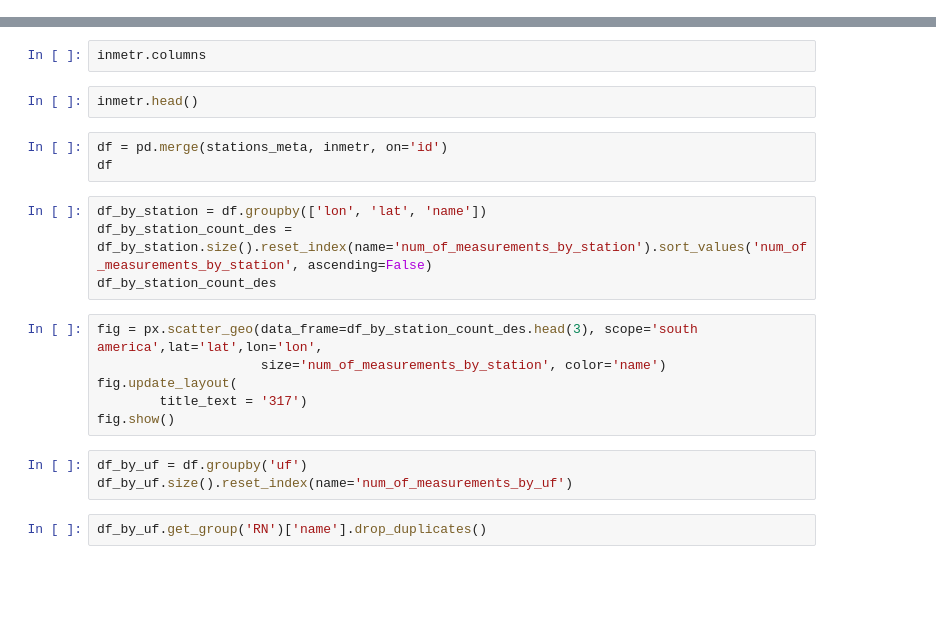
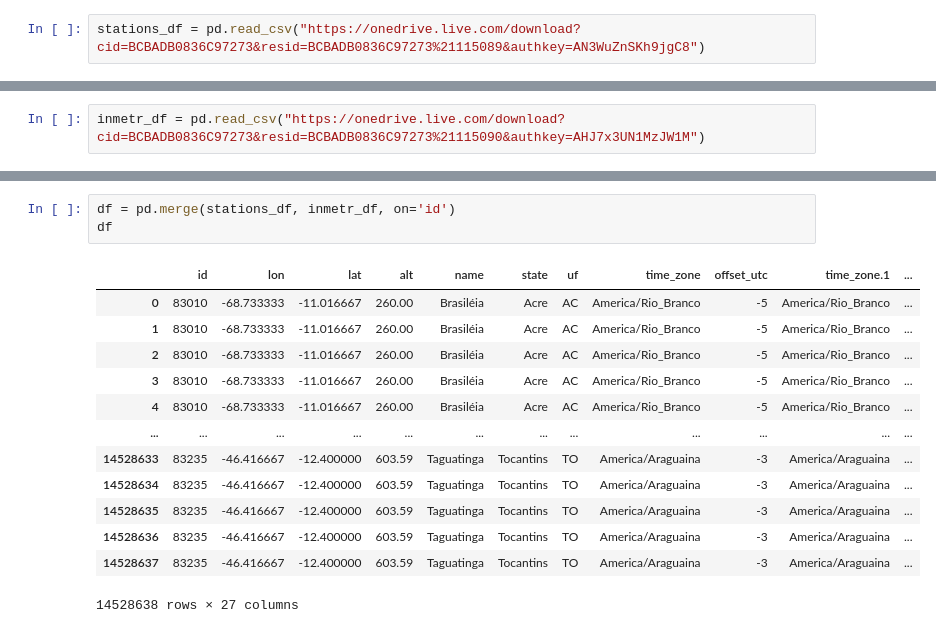
Before and after one commit to andrefellipe/ccd, a Jupyter notebook: maps.ipynb, the cells around one changed output, grey strips where cells are left out. Cells and saved outputs as stored; diff of their text form; blank space fills up the shorter version.

```diff
--- a/maps.ipynb
+++ b/maps.ipynb
@@ -25 +14,3 @@ stations_meta = pd.read_csv("https://media.githubusercontent.com/media/vitorsr/c
+# %%
+stations_df = pd.read_csv("https://onedrive.live.com/download?cid=BCBADB0836C97273&resid=BCBADB0836C97273%21115089&authkey=AN3WuZnSKh9jgC8")
 # %%
@@ -37 +29,3 @@ inmetr = pd.read_csv("https://media.githubusercontent.com/media/vitorsr/ccd/mast
+# %%
+inmetr_df = pd.read_csv("https://onedrive.live.com/download?cid=BCBADB0836C97273&resid=BCBADB0836C97273%21115090&authkey=AHJ7x3UN1MzJW1M")
 # %%
@@ -39,24 +33,19 @@ inmetr.shape
 # %% [output]
 (14528638, 17)
-# %%
-inmetr.columns
-# %%
-inmetr.head()
 # %%
-df = pd.merge(stations_meta, inmetr, on='id')
+df = pd.merge(stations_df, inmetr_df, on='id')
 df
+# %% [output]
+|  | id | lon | lat | alt | name | state | uf | time_zone | offset_utc | time_zone.1 | ... |
+| 0 | 83010 | -68.733333 | -11.016667 | 260.00 | Brasiléia | Acre | AC | America/Rio_Branco | -5 | America/Rio_Branco | ... |
+| 1 | 83010 | -68.733333 | -11.016667 | 260.00 | Brasiléia | Acre | AC | America/Rio_Branco | -5 | America/Rio_Branco | ... |
+| 2 | 83010 | -68.733333 | -11.016667 | 260.00 | Brasiléia | Acre | AC | America/Rio_Branco | -5 | America/Rio_Branco | ... |
+| 3 | 83010 | -68.733333 | -11.016667 | 260.00 | Brasiléia | Acre | AC | America/Rio_Branco | -5 | America/Rio_Branco | ... |
+| 4 | 83010 | -68.733333 | -11.016667 | 260.00 | Brasiléia | Acre | AC | America/Rio_Branco | -5 | America/Rio_Branco | ... |
+| ... | ... | ... | ... | ... | ... | ... | ... | ... | ... | ... | ... |
+| 14528633 | 83235 | -46.416667 | -12.400000 | 603.59 | Taguatinga | Tocantins | TO | America/Araguaina | -3 | America/Araguaina | ... |
+| 14528634 | 83235 | -46.416667 | -12.400000 | 603.59 | Taguatinga | Tocantins | TO | America/Araguaina | -3 | America/Araguaina | ... |
+| 14528635 | 83235 | -46.416667 | -12.400000 | 603.59 | Taguatinga | Tocantins | TO | America/Araguaina | -3 | America/Araguaina | ... |
+| 14528636 | 83235 | -46.416667 | -12.400000 | 603.59 | Taguatinga | Tocantins | TO | America/Araguaina | -3 | America/Araguaina | ... |
+| 14528637 | 83235 | -46.416667 | -12.400000 | 603.59 | Taguatinga | Tocantins | TO | America/Araguaina | -3 | America/Araguaina | ... |
+14528638 rows × 27 columns
-# %%
-df_by_station = df.groupby(['lon', 'lat', 'name'])
-df_by_station_count_des = df_by_station.size().reset_index(name='num_of_measurements_by_station').sort_values('num_of_measurements_by_station', ascending=False)
-df_by_station_count_des
-# %%
-fig = px.scatter_geo(data_frame=df_by_station_count_des.head(3), scope='south america',lat='lat',lon='lon',
-                     size='num_of_measurements_by_station', color='name')
-fig.update_layout(
-        title_text = '317')
-fig.show()
-# %%
-df_by_uf = df.groupby('uf')
-df_by_uf.size().reset_index(name='num_of_measurements_by_uf')
-# %%
-df_by_uf.get_group('RN')['name'].drop_duplicates()
```
Also changed, not shown: parts of 23 cells of this notebook.
